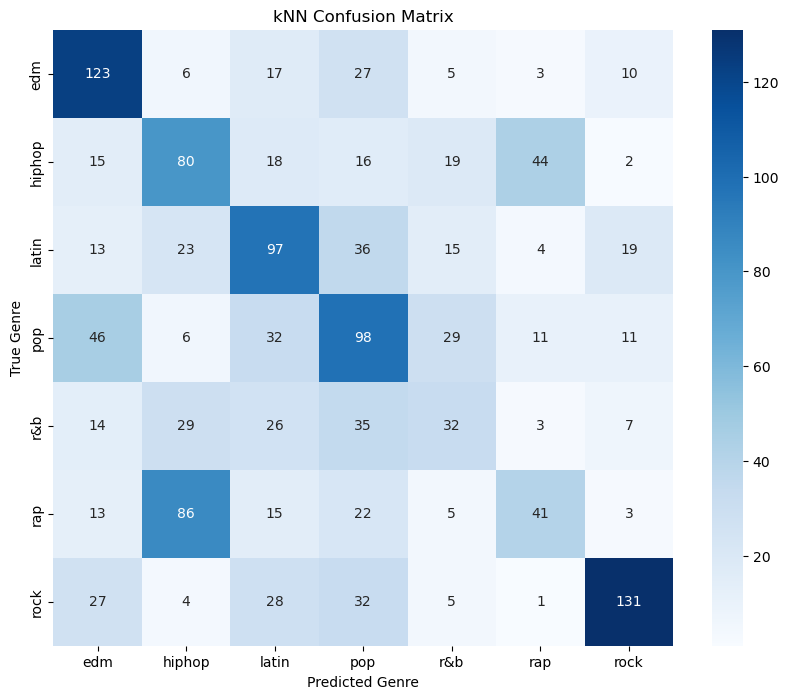
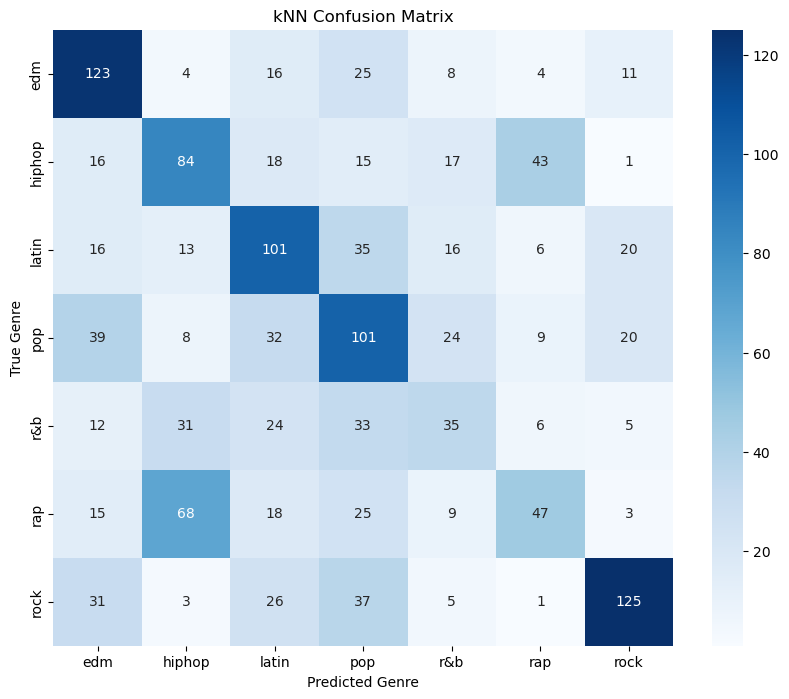
The notebook cell's code change between the first figure and the second:
--- before
+++ after
@@ -35,4 +35,6 @@
 plt.ylabel("True Genre")
 
+plt.savefig("worse_knn_model.png", dpi=300, bbox_inches="tight")
+
 plt.show()
 

Commit: Adding figures for kNN